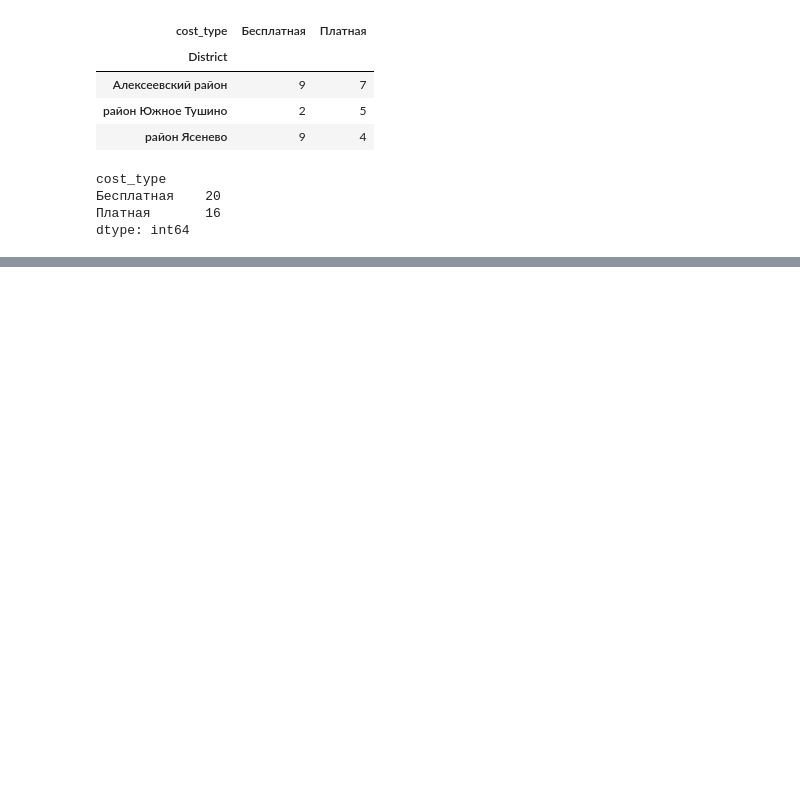
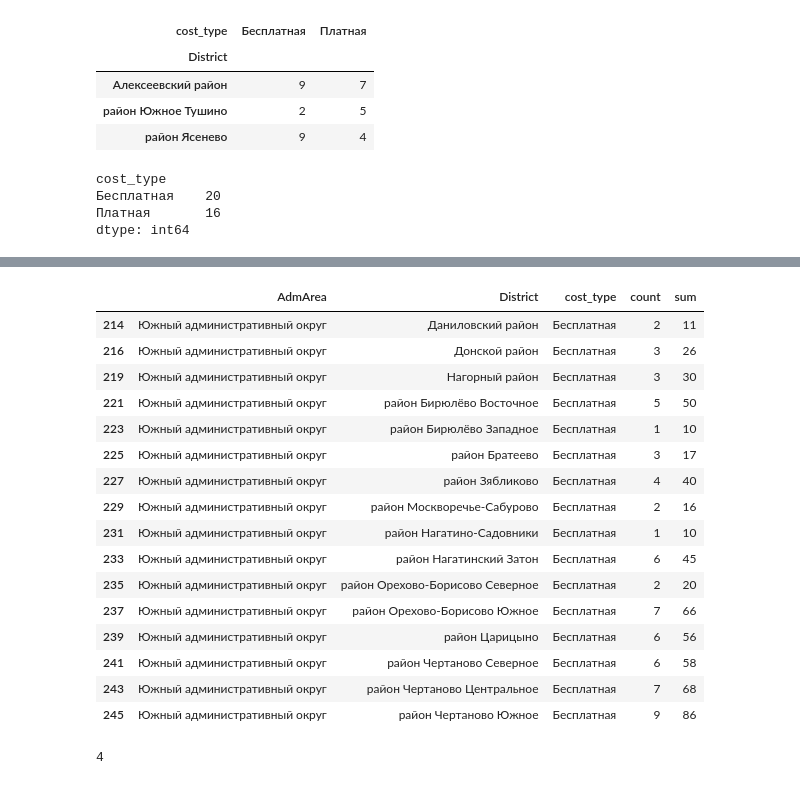
Before and after one commit to VadzimRudzman/pandas_fundamentals, a Jupyter notebook: Основы Pandas.ipynb, the cells around one changed output, grey strips where cells are left out. Drawn from its saved outputs; the diff is of its cells as text; code cells hidden in the pictures; blank space fills up the shorter version.

```diff
--- a/Основы Pandas.ipynb
+++ b/Основы Pandas.ipynb
@@ -4115,0 +4121,2 @@ dtype: int64
+# %%
+df = pd.read_csv(r'C:\Users\Vadim\Downloads\stepik_multiindex_lesson_1_v2\task4.csv')
@@ -4115,0 +4139,26 @@ dtype: int64
+# %%
+data = df[(df['AdmArea'] == 'Южный административный округ') & (df['cost_type'] == 'Бесплатная')]
+
+data
+# %% [output]
+|  | AdmArea | District | cost_type | count | sum |
+| 214 | Южный административный округ | Даниловский район | Бесплатная | 2 | 11 |
+| 216 | Южный административный округ | Донской район | Бесплатная | 3 | 26 |
+| 219 | Южный административный округ | Нагорный район | Бесплатная | 3 | 30 |
+| 221 | Южный административный округ | район Бирюлёво Восточное | Бесплатная | 5 | 50 |
+| 223 | Южный административный округ | район Бирюлёво Западное | Бесплатная | 1 | 10 |
+| 225 | Южный административный округ | район Братеево | Бесплатная | 3 | 17 |
+| 227 | Южный административный округ | район Зябликово | Бесплатная | 4 | 40 |
+| 229 | Южный административный округ | район Москворечье-Сабурово | Бесплатная | 2 | 16 |
+| 231 | Южный административный округ | район Нагатино-Садовники | Бесплатная | 1 | 10 |
+| 233 | Южный административный округ | район Нагатинский Затон | Бесплатная | 6 | 45 |
+| 235 | Южный административный округ | район Орехово-Борисово Северное | Бесплатная | 2 | 20 |
+| 237 | Южный административный округ | район Орехово-Борисово Южное | Бесплатная | 7 | 66 |
+| 239 | Южный административный округ | район Царицыно | Бесплатная | 6 | 56 |
+| 241 | Южный административный округ | район Чертаново Северное | Бесплатная | 6 | 58 |
+| 243 | Южный административный округ | район Чертаново Центральное | Бесплатная | 7 | 68 |
+| 245 | Южный административный округ | район Чертаново Южное | Бесплатная | 9 | 86 |
+# %%
+int(data['count'].mean())
+# %% [output]
+4
```
Also changed, not shown: parts of 40 cells of this notebook.
